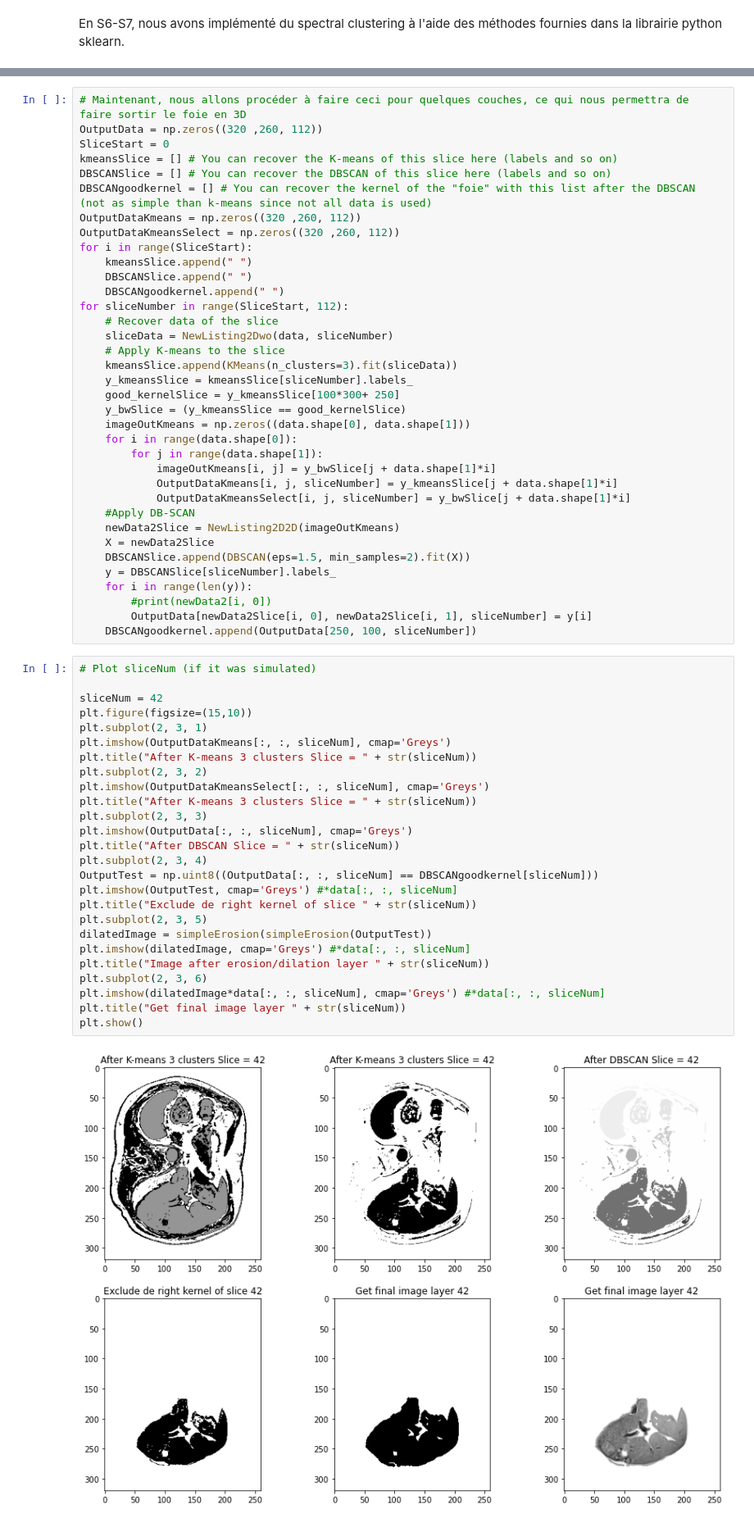
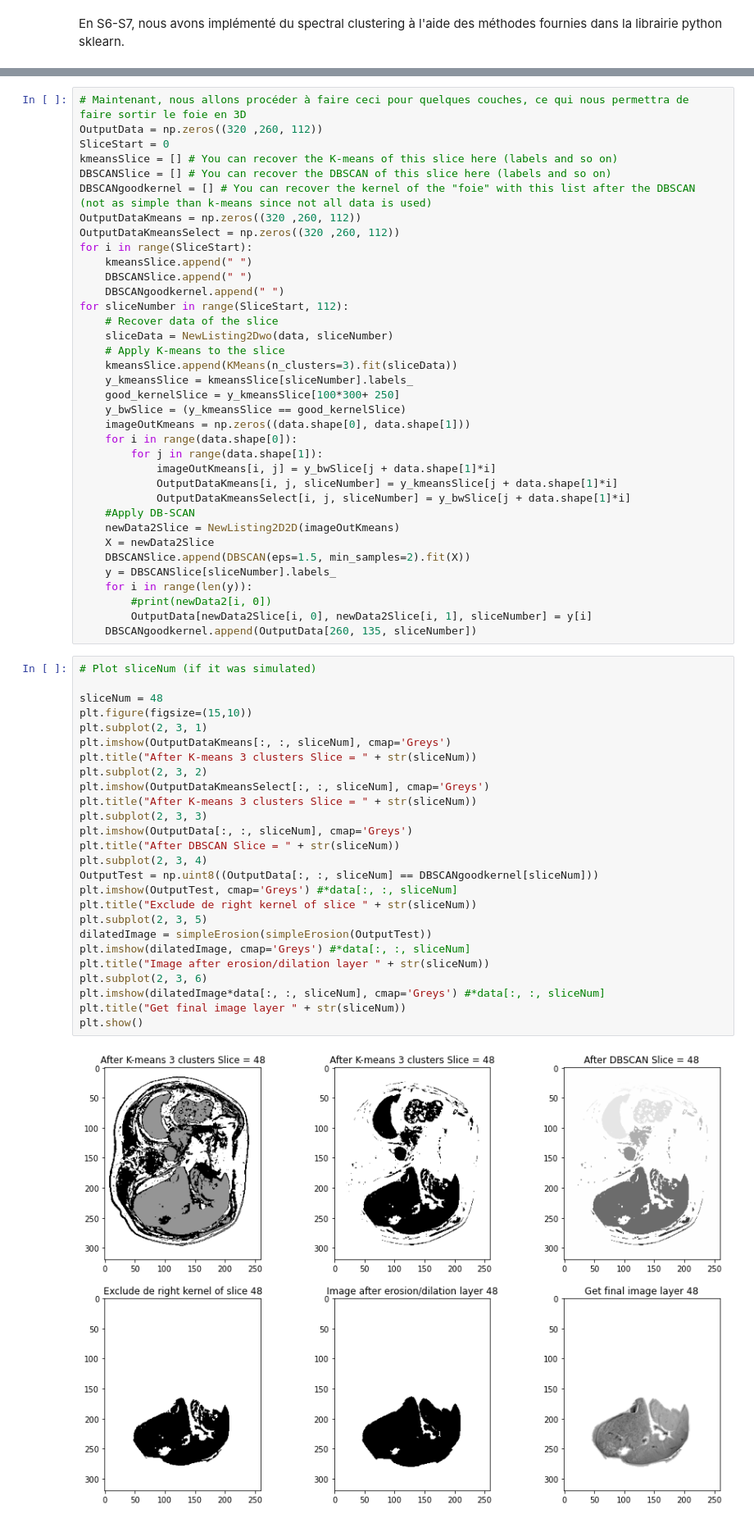
Before and after one commit to defrenned3238/WSBIM2243, a Jupyter notebook: WSBIM2243.ipynb, the cells around one changed output, grey strips where cells are left out. Shown at 82% size. Saved outputs shown, nothing was run; the diff lists cells and outputs as text.

```diff
--- a/WSBIM2243.ipynb
+++ b/WSBIM2243.ipynb
@@ -499,32 +502,32 @@ for sliceNumber in range(SliceStart, 112):
     for i in range(len(y)):
         #print(newData2[i, 0])
         OutputData[newData2Slice[i, 0], newData2Slice[i, 1], sliceNumber] = y[i]
-    DBSCANgoodkernel.append(OutputData[250, 100, sliceNumber])
+    DBSCANgoodkernel.append(OutputData[260, 135, sliceNumber])
 # %%
 # Plot sliceNum (if it was simulated)
 
-sliceNum = 42
+sliceNum = 48
 plt.figure(figsize=(15,10))
 plt.subplot(2, 3, 1)
 plt.imshow(OutputDataKmeans[:, :, sliceNum], cmap='Greys')
 plt.title("After K-means 3 clusters Slice = " + str(sliceNum))
 plt.subplot(2, 3, 2)
 plt.imshow(OutputDataKmeansSelect[:, :, sliceNum], cmap='Greys')
 plt.title("After K-means 3 clusters Slice = " + str(sliceNum))
 plt.subplot(2, 3, 3)
 plt.imshow(OutputData[:, :, sliceNum], cmap='Greys')
 plt.title("After DBSCAN Slice = " + str(sliceNum))
 plt.subplot(2, 3, 4)
 OutputTest = np.uint8((OutputData[:, :, sliceNum] == DBSCANgoodkernel[sliceNum]))
 plt.imshow(OutputTest, cmap='Greys') #*data[:, :, sliceNum]
 plt.title("Exclude de right kernel of slice " + str(sliceNum))
 plt.subplot(2, 3, 5)
 dilatedImage = simpleErosion(simpleErosion(OutputTest))
 plt.imshow(dilatedImage, cmap='Greys') #*data[:, :, sliceNum]
 plt.title("Image after erosion/dilation layer " + str(sliceNum))
 plt.subplot(2, 3, 6)
 plt.imshow(dilatedImage*data[:, :, sliceNum], cmap='Greys') #*data[:, :, sliceNum]
 plt.title("Get final image layer " + str(sliceNum))
 plt.show()
 # %% [output]
-[figure, old version]
+[figure, new version]
```
Also changed, not shown: parts of 1 cell of this notebook.
